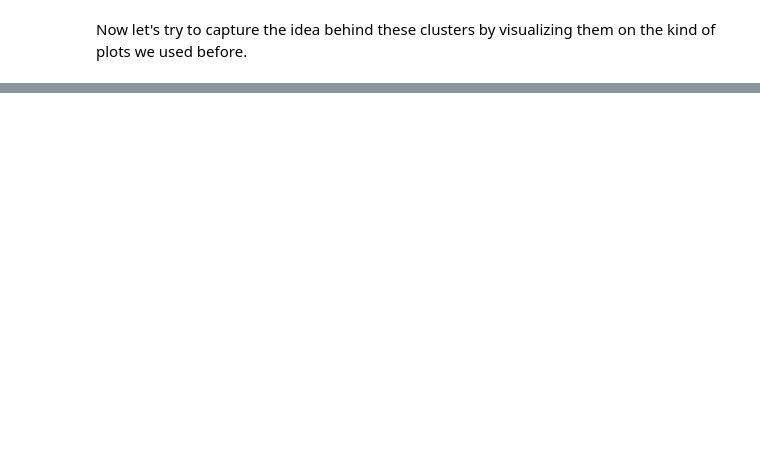
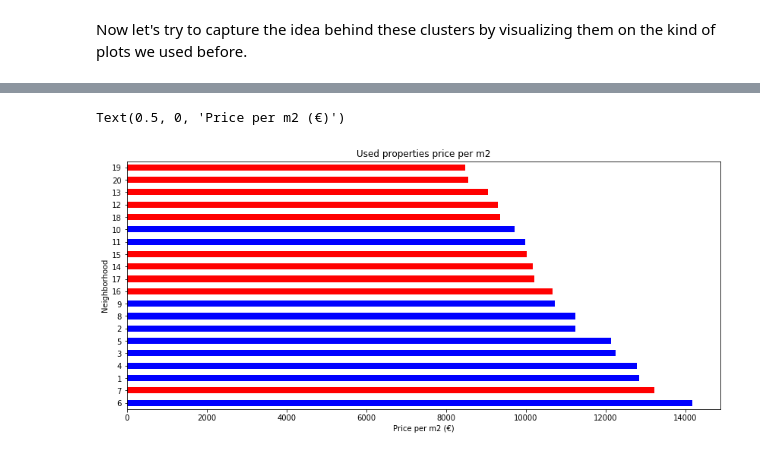
Before and after one commit to nalagoa/capstone-project, a Jupyter notebook: ParisPropertiesPriceAnalysis.ipynb, the cells around one changed output, grey strips where cells are left out. Drawn from its saved outputs; the diff is of its cells as text; code cells hidden in the pictures; blank space fills up the shorter version.

```diff
--- a/ParisPropertiesPriceAnalysis.ipynb
+++ b/ParisPropertiesPriceAnalysis.ipynb
@@ -697,9 +748,6 @@ I will now apply some clustering to the neighborhoods, just based on the indexes
 # %%
 # set number of clusters
-kclusters = 5
-
-df_paris_clusters = df_paris[norm_cats]
-
+kclusters = 2
 
 # run k-means clustering
 kmeans = KMeans(n_clusters=kclusters, random_state=0).fit(df_paris_clusters)
@@ -719,0 +795,14 @@ Now let's try to capture the idea behind these clusters by visualizing them on t
+# %%
+df_aux = df_paris.sort_values('PricePerM2', ascending=False)
+colors = ['red', 'blue']
+color_list = [colors[x] for x in df_aux['Cluster']]
+
+fig, ax = plt.subplots()
+df_aux[['Neighborhood', 'PricePerM2']].set_index('Neighborhood').plot(ax=ax, figsize=(14,6),
+                                                                      color=[color_list], kind='barh',
+                                                                      legend=None,
+                                                                      title='Used properties price per m2')
+ax.set_xlabel('Price per m2 (€)')
+# %% [output]
+Text(0.5, 0, 'Price per m2 (€)')
+[figure, added]
```
Also changed, not shown: parts of 17 cells of this notebook.
